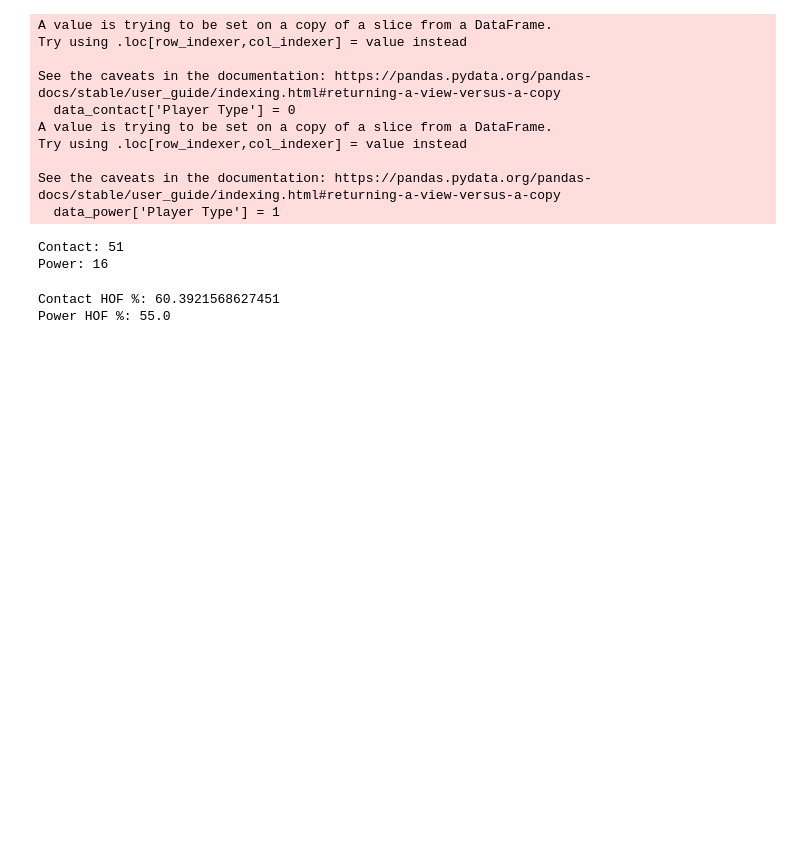
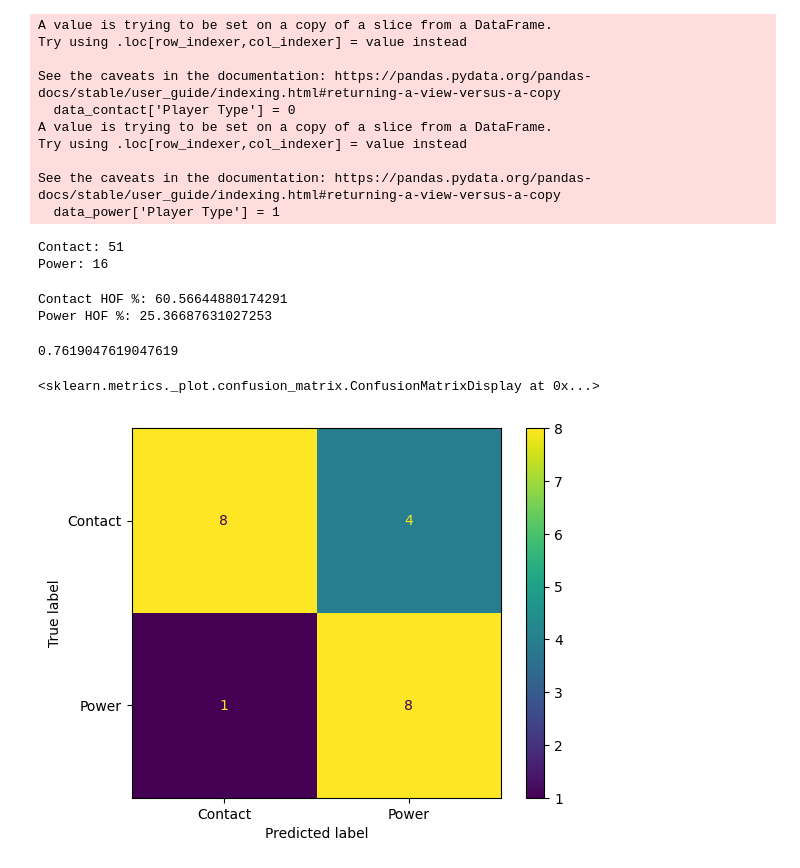
Before and after one commit to bbqbcnbrgr/REPO, a Jupyter notebook: Olivier_Bui_DSRP.ipynb, the cells around one changed output. Drawn from its saved outputs; the diff is of its cells as text; code cells hidden in the pictures; blank space fills up the shorter version.

```diff
--- a/Olivier_Bui_DSRP.ipynb
+++ b/Olivier_Bui_DSRP.ipynb
@@ -562,6 +565,8 @@ Power: 16
 # %%
+from sklearn.neighbors import KNeighborsClassifier
+from sklearn import model_selection
+
 # Single KNN model
-
 
 baseball_df = baseball_df[(baseball_df['Batting Average'] > 0.3) & (baseball_df['Home Runs'] < 200) |
                          (baseball_df['Batting Average'] < 0.28) & (baseball_df['Home Runs'] > 300)]
@@ -574,10 +579,10 @@ baseball_df.loc[baseball_df['Home Runs'].gt(300), 'HitterType'] = 1
 X = baseball_df[['Batting Average', 'Home Runs', 'HitterType']]
 y = baseball_df['Hall of Fame']
 
-X_train, X_test, y_train, y_test = train_test_split(X, y, test_size=0.2, random_state=42)
+X_train, X_test, y_train, y_test = model_selection.train_test_split(X, y, test_size=0.2, random_state=42)
 
 
-model = KNeighborsClassifier(n_neighbors=5)
+model = KNeighborsClassifier(n_neighbors=9)
 model.fit(X_train, y_train)
 
 pred = model.predict(X_test)
@@ -586,11 +591,23 @@ pred = model.predict(X_test)
 probs_all = model.predict_proba(X)[:, 1] * 100
 baseball_df['HOF_Chance'] = probs_all
 
-
-
+contact_avg_prob = baseball_df[baseball_df['HitterType'] == 0]['HOF_Chance'].mean()
+power_avg_prob = baseball_df[baseball_df['HitterType'] == 1]['HOF_Chance'].mean()
 
 print("Contact HOF %:", contact_avg_prob)
 print("Power HOF %:", power_avg_prob)
 # %% [output]
-Contact HOF %: 60.3921568627451
-Power HOF %: 55.0
+Contact HOF %: 60.56644880174291
+Power HOF %: 25.36687631027253
+# %%
+accuracy = metrics.accuracy_score(y_test, pred)
+print(accuracy)
+# %% [output]
+0.7619047619047619
+# %%
+#COnfusion Matrix
+
+metrics.ConfusionMatrixDisplay.from_predictions(y_test,pred,display_labels = ("Contact", "Power"))
+# %% [output]
+<sklearn.metrics._plot.confusion_matrix.ConfusionMatrixDisplay at 0x...>
+[figure, added]
```
Also changed, not shown: parts of 2 cells of this notebook.
